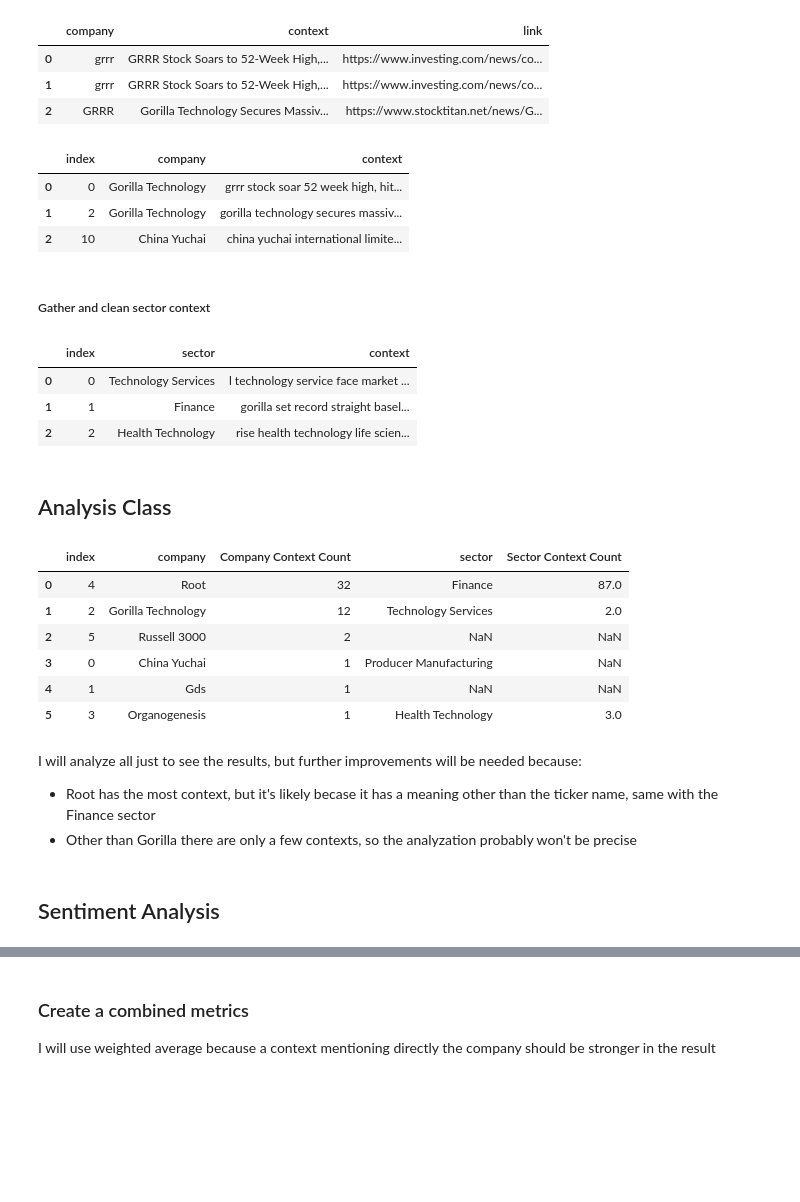
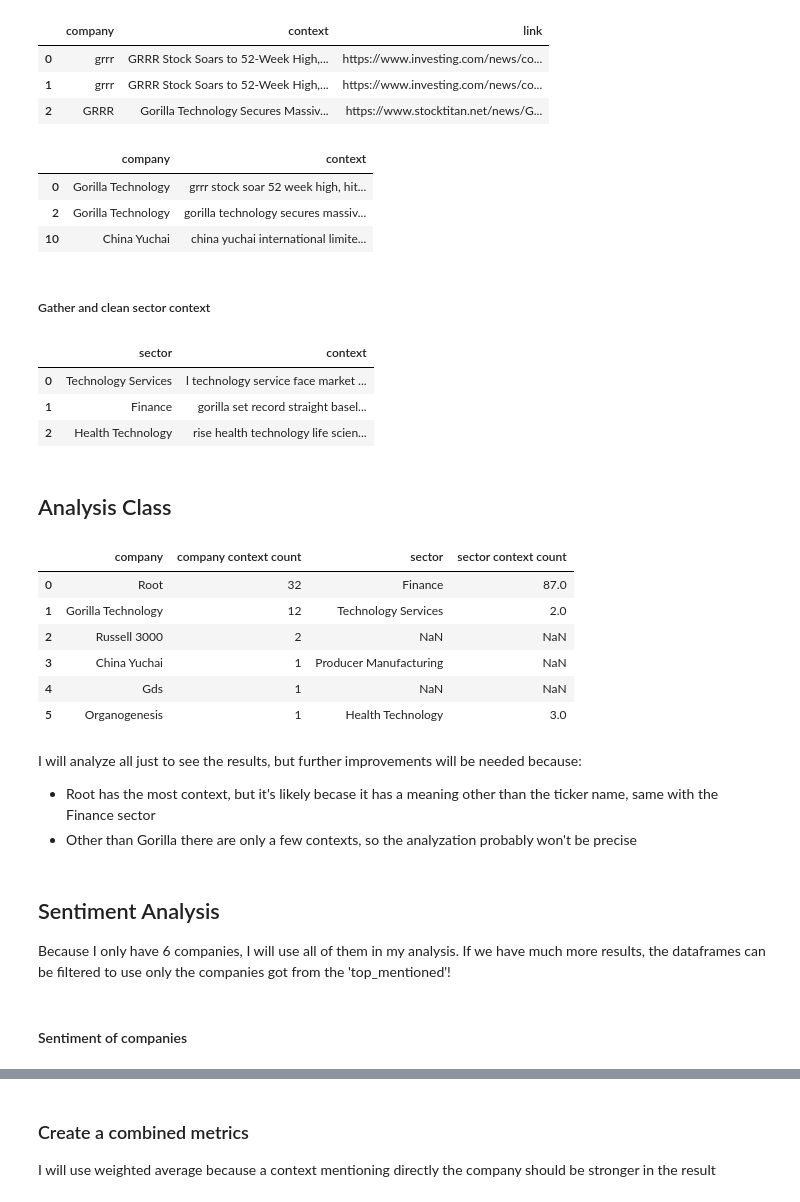
Before and after one commit to TheKusz/Python_DSM020-2024-OCT, a Jupyter notebook: Final Coursework/final coursework.ipynb, the cells around one changed output, grey strips where cells are left out. Cells and saved outputs as stored; diff of their text form; code cells hidden in the pictures; blank space fills up the shorter version.

```diff
--- a/Final Coursework/final coursework.ipynb
+++ b/Final Coursework/final coursework.ipynb
@@ -906,21 +906,21 @@ company_context_df.head(3)
 | 2 | GRRR | Gorilla Technology Secures Massiv... | https://www.stocktitan.net/news/G... |
 # %%
 # Clean and format data
-clean_company_df = data_handler.clean_context_data(company_context_df)
+company_context_df = data_handler.clean_context_data(company_context_df)
 stock_info_df = data_handler.select_data_as_df("stock_info")
 
 # Make sure it's the same
 stock_info_df['company'] = stock_info_df['company'].str.strip()
 stock_info_df['company'] = data_handler.simplify_company_names(stock_info_df['company'])
 
-clean_company_df = data_handler.clean_company_col_in_context(clean_company_df, stock_info_df)
-clean_company_df = clean_company_df.drop('link', axis=1).reset_index()
-clean_company_df.head(3)
+company_context_df = data_handler.clean_company_col_in_context(company_context_df, stock_info_df)
+company_context_df = company_context_df.drop('link', axis=1)
+company_context_df.head(3)
 # %% [output]
-|  | index | company | context |
-| 0 | 0 | Gorilla Technology | grrr stock soar 52 week high, hit... |
-| 1 | 2 | Gorilla Technology | gorilla technology secures massiv... |
-| 2 | 10 | China Yuchai | china yuchai international limite... |
+|  | company | context |
+| 0 | Gorilla Technology | grrr stock soar 52 week high, hit... |
+| 2 | Gorilla Technology | gorilla technology secures massiv... |
+| 10 | China Yuchai | china yuchai international limite... |
 # %% [markdown]
 ##### Gather and clean sector context
 # %%
@@ -933,13 +933,13 @@ sector_context_df['sector'] = sector_context_df['sector'].str.title()
 
 # Clean and format sector names
 sector_context_df = data_handler.clean_context_data(sector_context_df)
-sector_context_df = sector_context_df.drop('link', axis=1).reset_index()
+sector_context_df = sector_context_df.drop('link', axis=1)
 sector_context_df.head(3)
 # %% [output]
-|  | index | sector | context |
-| 0 | 0 | Technology Services | l technology service face market ... |
-| 1 | 1 | Finance | gorilla set record straight basel... |
-| 2 | 2 | Health Technology | rise health technology life scien... |
+|  | sector | context |
+| 0 | Technology Services | l technology service face market ... |
+| 1 | Finance | gorilla set record straight basel... |
+| 2 | Health Technology | rise health technology life scien... |
 # %%
 import numpy as np
 
@@ -960,30 +960,46 @@ class StockContextAnalyzer:
     def __init__(self):
         self.analyzer = SentimentIntensityAnalyzer()
 
-    def get_top_mentioned_company_n(self, company_df, sector_df, company_to_sector_df, n=3):
+    def get_top_mentioned_company_n(self, company_df, sector_df, n=3):
         # Get counts
-        company_context_count = company_df.groupby('company')['context'].count().reset_index(name='Company Context Count')
+        company_context_count = company_df.groupby('company')['context'].count().reset_index(name='company context count')
         merged = pd.merge(company_context_count, company_to_sector_df, on='company', how='left')
 
-        sector_context_count = sector_df.groupby('sector')['context'].count().reset_index(name='Sector Context Count')
+        sector_context_count = sector_df.groupby('sector')['context'].count().reset_index(name='sector context count')
         result = pd.merge(merged, sector_context_count, on='sector', how='left')
 
         # Sectors might be missing, make sure it's standard NaN
         result.fillna(np.nan, inplace=True)
 
         # Sort to be able to get the n highest
-        result.sort_values(by='Company Context Count', ascending=False, inplace=True)
-        result = result.reset_index()
+        result.sort_values(by='company context count', ascending=False, ignore_index=True, inplace=True)
+        result = result
 
         return result.head(n)
 
      # Sentiment analysis #
     def add_sentiment_scores(self, df):
-        df = df.copy()
-        df['sentiment'] = df['context'].apply(
+        df.loc[:,'sentiment'] = df['context'].apply(
             lambda text: self.analyzer.polarity_scores(text)['compound'] if text else 0)
 
         return df
+
+    def get_weighted_sentiment(self,company_sentiment_mean, sector_sentiment_mean):
+        company_sentiment_df = company_sentiment_mean.reset_index(name='company_sentiment')
+        sector_sentiment_df = sector_sentiment_mean.reset_index(name='sector_sentiment')
+
+        merged = pd.merge(company_sentiment_df, company_to_sector_df, on='company', how='left')
+        merged = pd.merge(merged, sector_sentiment_df, on='sector', how='left', suffixes=('', '_sector'))
+
+        # Make sure it's standard
+        merged.fillna(np.nan, inplace=True)
+
+        # If either is NaN, let's use the other value
+        merged['sentiment'] = merged['company_sentiment'].fillna(merged['sector_sentiment']) * 0.8 + \
+                              merged['sector_sentiment'].fillna(merged['company_sentiment']) * 0.2
+
+        merged.sort_values(by='sentiment', ascending=False, inplace=True)
+        return merged[['company', 'sector', 'sentiment']]
 
     # Word frequency analysis #
     def get_words_str(self, df, company_name, top_n=20):
@@ -999,21 +1015,24 @@ analyzer = StockContextAnalyzer()
 # %%
 # Select all mentioned companies
 all_company_n = clean_company_df['company'].nunique()
-top_mentioned = analyzer.get_top_mentioned_company_n(clean_company_df,sector_context_df, company_to_sector_df, all_company_n)
+top_mentioned = analyzer.get_top_mentioned_company_n(company_context_df, sector_context_df, all_company_n)
 top_mentioned
 # %% [output]
-|  | index | company | Company Context Count | sector | Sector Context Count |
-| 0 | 4 | Root | 32 | Finance | 87.0 |
-| 1 | 2 | Gorilla Technology | 12 | Technology Services | 2.0 |
-| 2 | 5 | Russell 3000 | 2 | NaN | NaN |
-| 3 | 0 | China Yuchai | 1 | Producer Manufacturing | NaN |
-| 4 | 1 | Gds | 1 | NaN | NaN |
-| 5 | 3 | Organogenesis | 1 | Health Technology | 3.0 |
+|  | company | company context count | sector | sector context count |
+| 0 | Root | 32 | Finance | 87.0 |
+| 1 | Gorilla Technology | 12 | Technology Services | 2.0 |
+| 2 | Russell 3000 | 2 | NaN | NaN |
+| 3 | China Yuchai | 1 | Producer Manufacturing | NaN |
+| 4 | Gds | 1 | NaN | NaN |
+| 5 | Organogenesis | 1 | Health Technology | 3.0 |
 # %% [markdown]
 I will analyze all just to see the results, but further improvements will be needed because:
 - Root has the most context, but it's likely becase it has a meaning other than the ticker name, same with the Finance sector
 - Other than Gorilla there are only a few contexts, so the analyzation probably won't be precise
 # %% [markdown]
 ## Sentiment Analysis
+Because I only have 6 companies, I will use all of them in my analysis. If we have much more results, the dataframes can be filtered to use only the companies got from the 'top_mentioned'!
+# %% [markdown]
+#### Sentiment of companies
 # %%
 # Add sentiment scores
```
Also changed, not shown: parts of 12 cells of this notebook.
